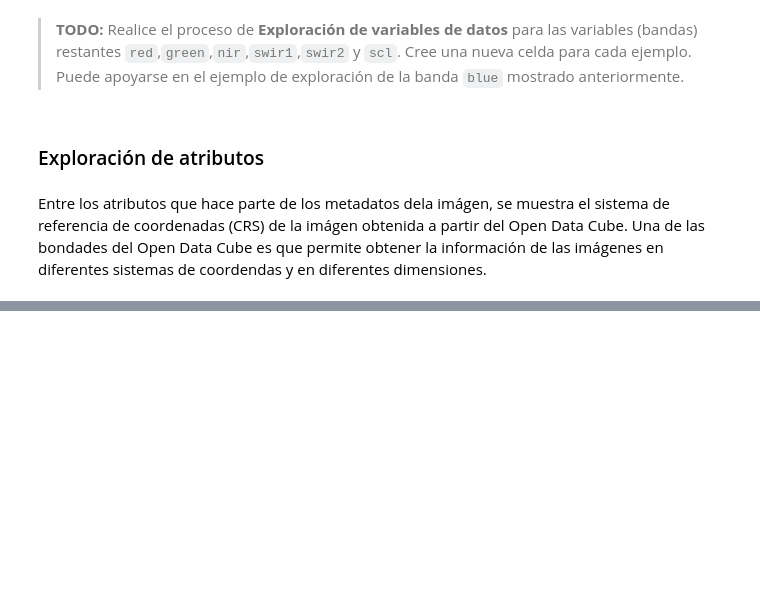
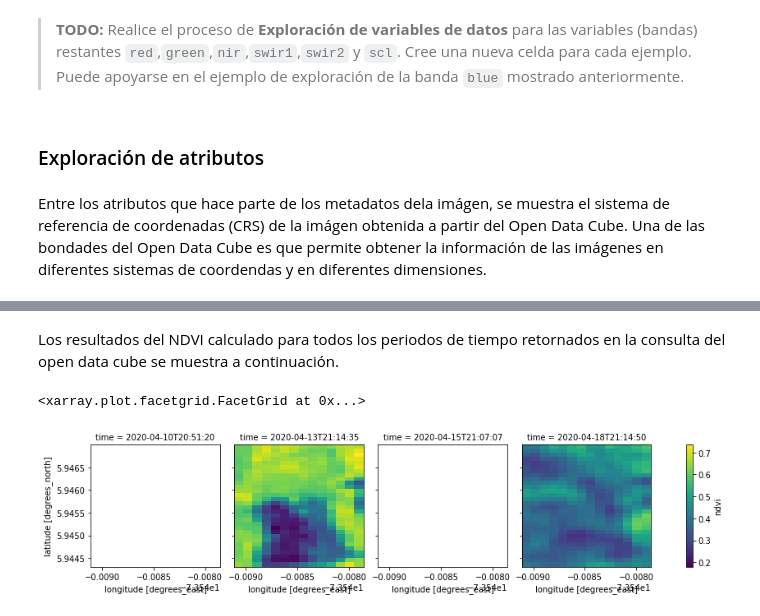
Before and after one commit to DonAurelio/open-datacube-bac-training, a Jupyter notebook: 2. Introducción al Open Data Cube.ipynb, the cells around one changed output, grey strips where cells are left out. Cells and saved outputs as stored; diff of their text form; code cells hidden in the pictures; blank space fills up the shorter version.

```diff
--- a/2. Introducción al Open Data Cube.ipynb
+++ b/2. Introducción al Open Data Cube.ipynb
@@ -195,0 +323,3 @@ NameError: name 'dataset' is not defined
+# %%
+dataset['ndvi'] = (dataset.nir - dataset.red) / (dataset.nir + dataset.red)
+dataset
@@ -195,0 +346,7 @@ NameError: name 'dataset' is not defined
+# %% [markdown]
+Los resultados del NDVI calculado para todos los periodos de tiempo retornados en la consulta del open data cube se muestra a continuación.
+# %%
+dataset.ndvi.plot(col='time',col_wrap=4)
+# %% [output]
+<xarray.plot.facetgrid.FacetGrid at 0x...>
+[figure, added]
```
Also changed, not shown: parts of 35 cells of this notebook, 1 other file.
